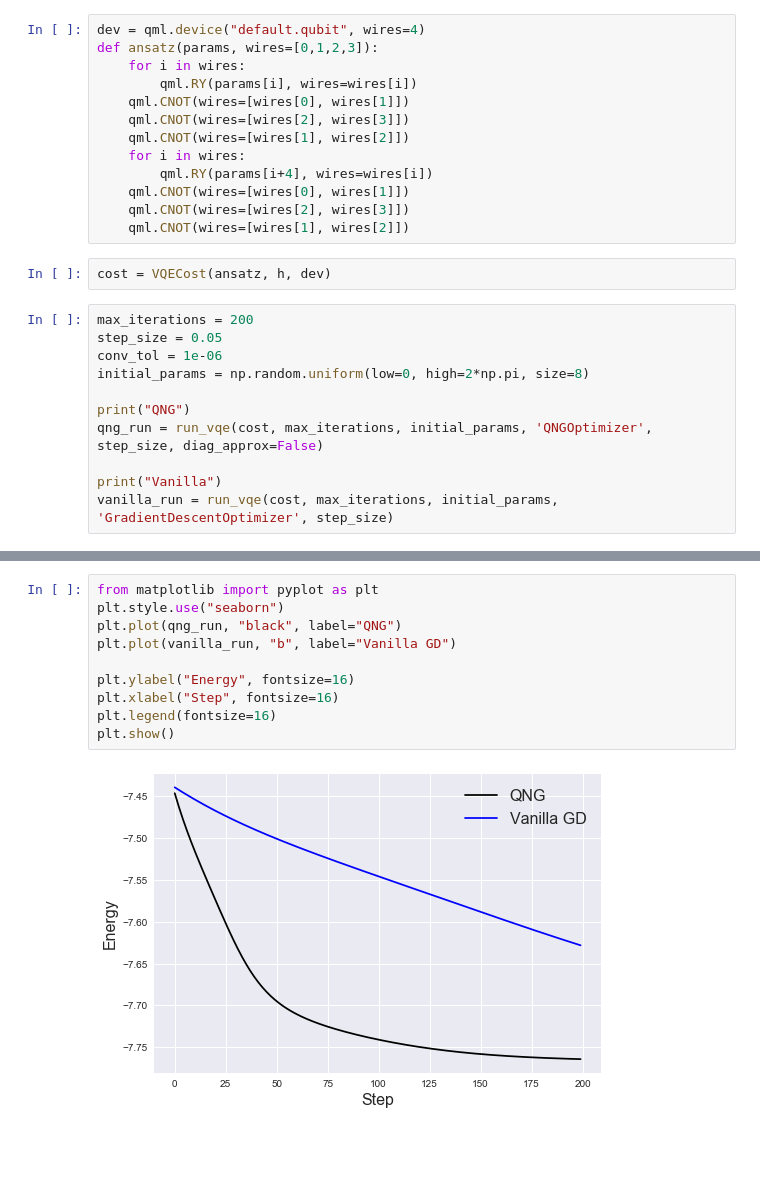
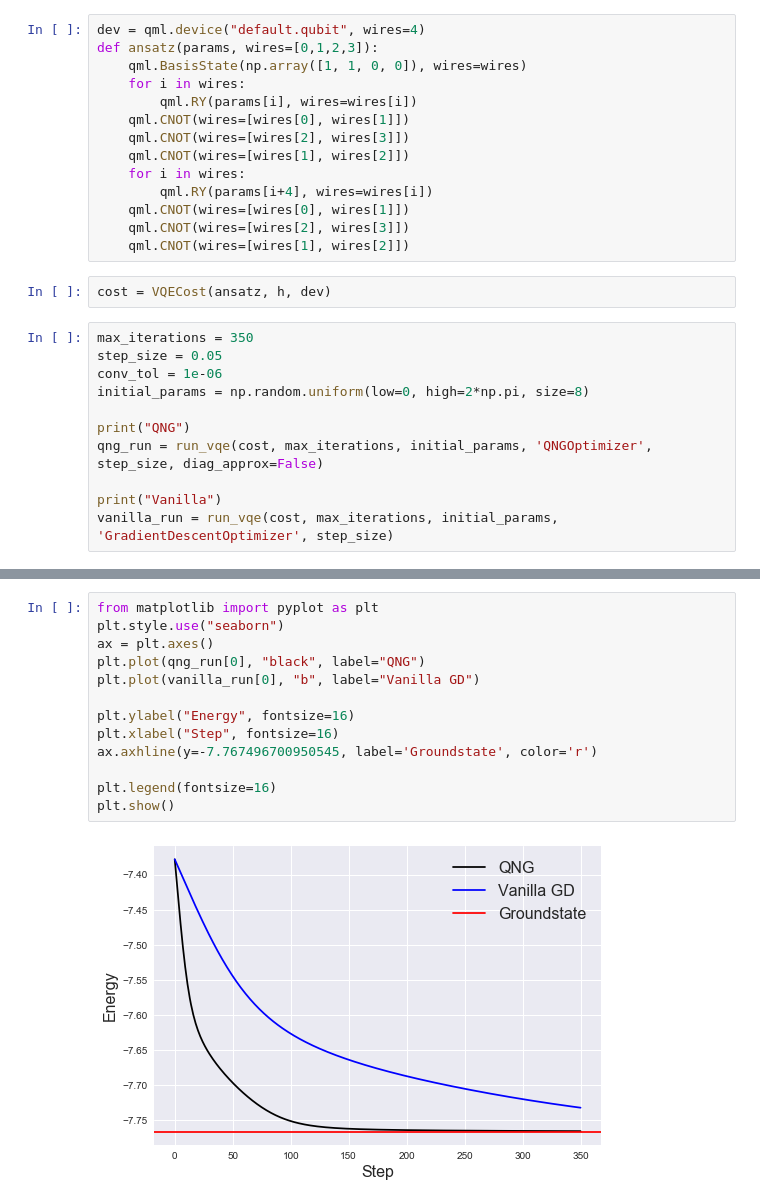
Before and after one commit to hsim13372/quantum_natural_gradient, a Jupyter notebook: lih/lih_4qubits.ipynb, the cells around one changed output, grey strips where cells are left out. Cells and saved outputs as stored; diff of their text form; blank space fills up the shorter version.

```diff
--- a/lih/lih_4qubits.ipynb
+++ b/lih/lih_4qubits.ipynb
@@ -29,6 +29,7 @@ print(nr_qubits)
 # %%
 dev = qml.device("default.qubit", wires=4)
 def ansatz(params, wires=[0,1,2,3]):
+    qml.BasisState(np.array([1, 1, 0, 0]), wires=wires)
     for i in wires:
         qml.RY(params[i], wires=wires[i])
     qml.CNOT(wires=[wires[0], wires[1]])
@@ -42,7 +43,7 @@ def ansatz(params, wires=[0,1,2,3]):
 # %%
 cost = VQECost(ansatz, h, dev)
 # %%
-max_iterations = 200
+max_iterations = 350
 step_size = 0.05
 conv_tol = 1e-06
 initial_params = np.random.uniform(low=0, high=2*np.pi, size=8)
@@ -73,12 +74,15 @@ Iteration = 180,  Ground-state energy = -7.61306471 Ha,  Convergence parameter =
 # %%
 from matplotlib import pyplot as plt
 plt.style.use("seaborn")
-plt.plot(qng_run, "black", label="QNG")
-plt.plot(vanilla_run, "b", label="Vanilla GD")
+ax = plt.axes()
+plt.plot(qng_run[0], "black", label="QNG")
+plt.plot(vanilla_run[0], "b", label="Vanilla GD")
 
 plt.ylabel("Energy", fontsize=16)
 plt.xlabel("Step", fontsize=16)
+ax.axhline(y=-7.767496700950545, label='Groundstate', color='r')
+
 plt.legend(fontsize=16)
 plt.show()
 # %% [output]
-[figure, old version]
+[figure, new version]
```
Also changed, not shown: parts of 1 cell of this notebook, 6 other files.
